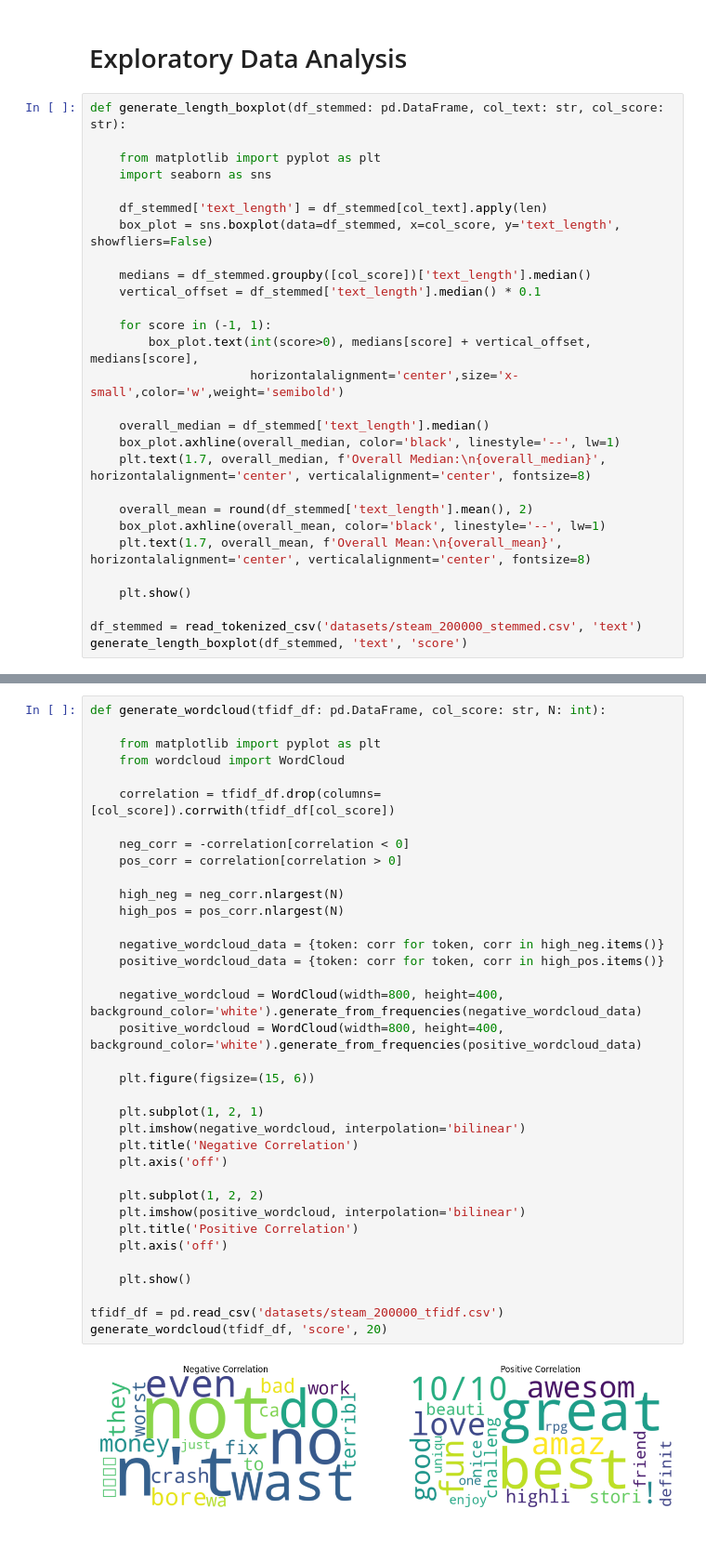
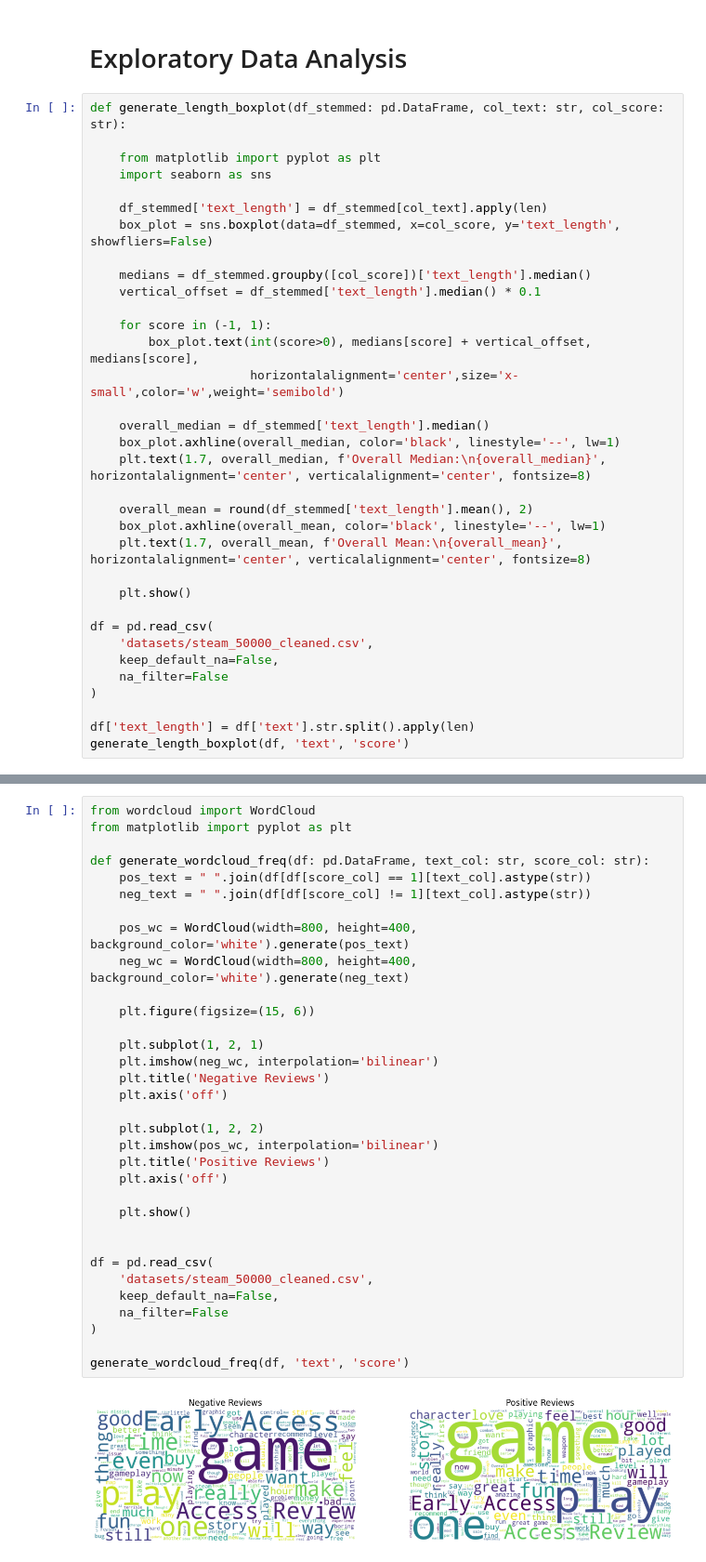
Before and after one commit to tzy815/DSA4213-project, a Jupyter notebook: project.ipynb, the cells around one changed output, grey strips where cells are left out. Shown: that part at 93% size. Drawn from its saved outputs; the diff is of its cells as text.

```diff
--- a/project.ipynb
+++ b/project.ipynb
@@ -238,6 +99,12 @@ def generate_length_boxplot(df_stemmed: pd.DataFrame, col_text: str, col_score:
 
     plt.show()
 
-df_stemmed = read_tokenized_csv('datasets/steam_200000_stemmed.csv', 'text')
-generate_length_boxplot(df_stemmed, 'text', 'score')
+df = pd.read_csv(
+    'datasets/steam_50000_cleaned.csv',
+    keep_default_na=False,
+    na_filter=False
+)
+
+df['text_length'] = df['text'].str.split().apply(len)
+generate_length_boxplot(df, 'text', 'score')
 # %% [output]
@@ -245,38 +112,35 @@ generate_length_boxplot(df_stemmed, 'text', 'score')
 # %%
-def generate_wordcloud(tfidf_df: pd.DataFrame, col_score: str, N: int):
+from wordcloud import WordCloud
+from matplotlib import pyplot as plt
 
-    from matplotlib import pyplot as plt
-    from wordcloud import WordCloud
+def generate_wordcloud_freq(df: pd.DataFrame, text_col: str, score_col: str):
+    pos_text = " ".join(df[df[score_col] == 1][text_col].astype(str))
+    neg_text = " ".join(df[df[score_col] != 1][text_col].astype(str))
 
-    correlation = tfidf_df.drop(columns=[col_score]).corrwith(tfidf_df[col_score])
-
-    neg_corr = -correlation[correlation < 0]
-    pos_corr = correlation[correlation > 0]
-
-    high_neg = neg_corr.nlargest(N)
-    high_pos = pos_corr.nlargest(N)
-
-    negative_wordcloud_data = {token: corr for token, corr in high_neg.items()}
-    positive_wordcloud_data = {token: corr for token, corr in high_pos.items()}
-
-    negative_wordcloud = WordCloud(width=800, height=400, background_color='white').generate_from_frequencies(negative_wordcloud_data)
-    positive_wordcloud = WordCloud(width=800, height=400, background_color='white').generate_from_frequencies(positive_wordcloud_data)
+    pos_wc = WordCloud(width=800, height=400, background_color='white').generate(pos_text)
+    neg_wc = WordCloud(width=800, height=400, background_color='white').generate(neg_text)
 
     plt.figure(figsize=(15, 6))
 
     plt.subplot(1, 2, 1)
-    plt.imshow(negative_wordcloud, interpolation='bilinear')
-    plt.title('Negative Correlation')
+    plt.imshow(neg_wc, interpolation='bilinear')
+    plt.title('Negative Reviews')
     plt.axis('off')
 
     plt.subplot(1, 2, 2)
-    plt.imshow(positive_wordcloud, interpolation='bilinear')
-    plt.title('Positive Correlation')
+    plt.imshow(pos_wc, interpolation='bilinear')
+    plt.title('Positive Reviews')
     plt.axis('off')
 
     plt.show()
 
-tfidf_df = pd.read_csv('datasets/steam_200000_tfidf.csv')
-generate_wordcloud(tfidf_df, 'score', 20)
+
+df = pd.read_csv(
+    'datasets/steam_50000_cleaned.csv',
+    keep_default_na=False,
+    na_filter=False
+)
+
+generate_wordcloud_freq(df, 'text', 'score')
 # %% [output]
-[figure, old version]
+[figure, new version]
```
Also changed, not shown: parts of 22 cells of this notebook.
